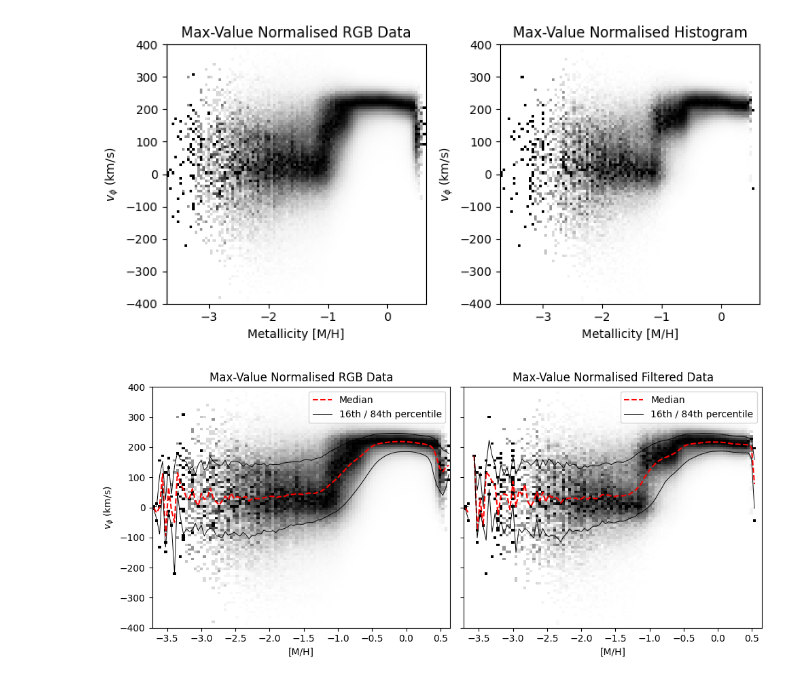
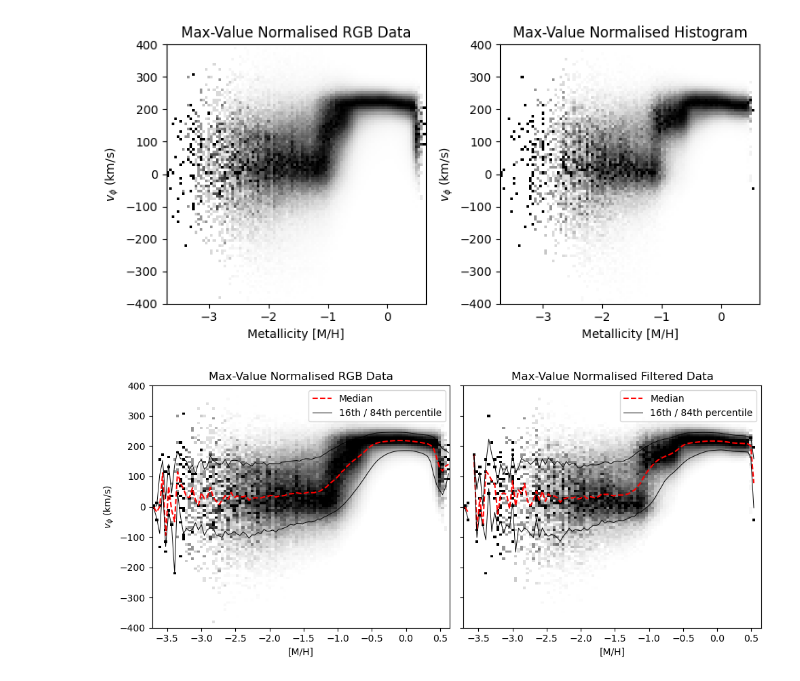
Before and after one commit to raunaq-rai/Disentangling-the-Milky-Way-using-GMM, a Jupyter notebook: notebooks/Figure_2.ipynb, the cells around one changed output. Saved outputs shown, nothing was run; the diff lists cells and outputs as text; code cells hidden in the pictures.

Commit message:
report and figure updates

```diff
--- a/notebooks/Figure_2.ipynb
+++ b/notebooks/Figure_2.ipynb
@@ -384,33 +380,33 @@ fig, axes = plt.subplots(1, 2, figsize=(10, 4.5), sharey=True)
 # Plot RGB
 ax1 = axes[0]
 pcm1 = ax1.pcolormesh(
     metallicity_bins, v_phi_bins, hist_max_normalised_RGB.T,
-    cmap='Greys', norm=Normalize(vmin=0, vmax=1)
+    cmap='Greys', norm=Normalize(vmin=0.05, vmax=0.95)
 )
 ax1.plot(mh_centers, med_rgb, 'r--', label='Median')
 ax1.plot(mh_centers, p16_rgb, 'k-', linewidth=0.7, label='16th / 84th percentile')
 ax1.plot(mh_centers, p84_rgb, 'k-', linewidth=0.7)
 ax1.set_xlabel('[M/H]')
 ax1.set_ylabel(r'$v_\phi$ (km/s)')
 ax1.set_title('Max-Value Normalised RGB Data')
 ax1.legend()
 
 # Plot filtered
 ax2 = axes[1]
 pcm2 = ax2.pcolormesh(
     metallicity_bins, v_phi_bins, hist_max_normalised_filtered.T,
-    cmap='Greys', norm=Normalize(vmin=0, vmax=1)
+    cmap='Greys', norm=Normalize(vmin=0.05, vmax=0.95)
 )
 ax2.plot(mh_centers, med_filtered, 'r--', label='Median')
 ax2.plot(mh_centers, p16_filtered, 'k-', linewidth=0.7, label='16th / 84th percentile')
 ax2.plot(mh_centers, p84_filtered, 'k-', linewidth=0.7)
 ax2.set_xlabel('[M/H]')
 ax2.set_title('Max-Value Normalised Filtered Data')
 ax2.legend()
 
 # Final adjustments
 plt.tight_layout()
 plt.savefig('../figures/vphi_histograms_with_tracks.png', dpi=300)
 plt.show()
 # %% [output]
-[figure, old version]
+[figure, new version]
```
Also changed, not shown: parts of 2 cells of this notebook, 11 other files.
